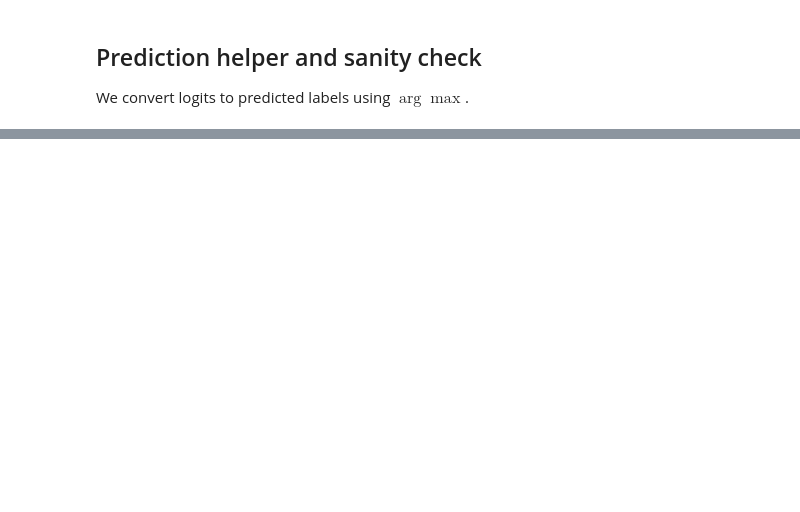
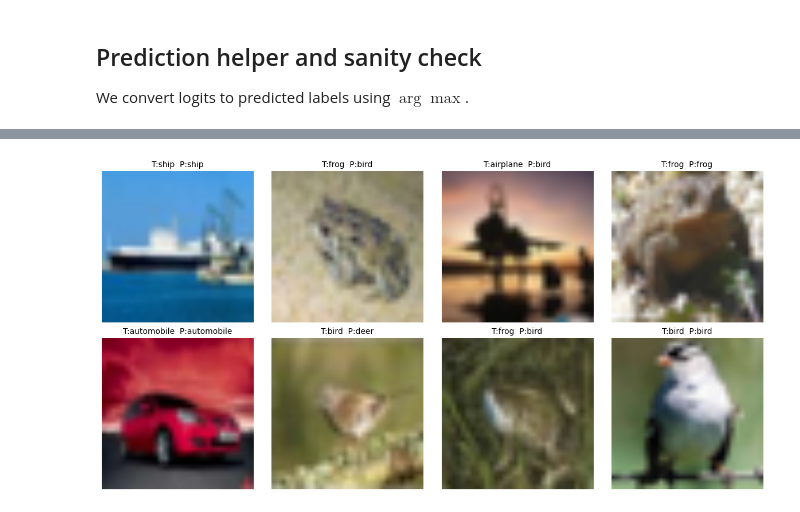
Before and after one commit to amitshree/vision-transformer-pytorch, a Jupyter notebook: vit_notebook.ipynb, the cells around one changed output, grey strips where cells are left out. Saved outputs shown, nothing was run; the diff lists cells and outputs as text; code cells hidden in the pictures; blank space fills up the shorter version.

```diff
--- a/vit_notebook.ipynb
+++ b/vit_notebook.ipynb
@@ -906,0 +854,38 @@ Predictions vs True:
+# %%
+def load_vit_checkpoint(path: str, device, img_size=224, patch_size=16, num_classes=10):
+    model = VisionTransformer(
+        img_size=img_size,
+        patch_size=patch_size,
+        num_classes=num_classes,
+        embed_dim=768,
+        depth=12,
+        num_heads=12,
+        mlp_ratio=4.0,
+        attn_dropout=0.0,
+        dropout=0.1,
+        representation_size=None,
+    ).to(device)
+
+    sd = torch.load(path, map_location=device)
+    model.load_state_dict(sd, strict=True)
+    model.eval()
+    return model
+
+trained_model = load_vit_checkpoint("vit_final.pth", device)
+# %%
+# Predict
+preds = predict_batch(trained_model, images).cpu()
+
+# Plot (images already in [0,1] from ToTensor)
+images_plot = images.cpu().clamp(0, 1)
+
+fig, axes = plt.subplots(2, 4, figsize=(12, 6))
+for i, ax in enumerate(axes.flatten()):
+    ax.imshow(images_plot[i].permute(1, 2, 0))  # CHW -> HWC
+    ax.set_title(f"T:{classes[labels[i]]}  P:{classes[preds[i]]}", fontsize=10)
+    ax.axis("off")
+
+plt.tight_layout()
+plt.show()
+# %% [output]
+[figure, added]
```
Also changed, not shown: parts of 19 cells of this notebook.
